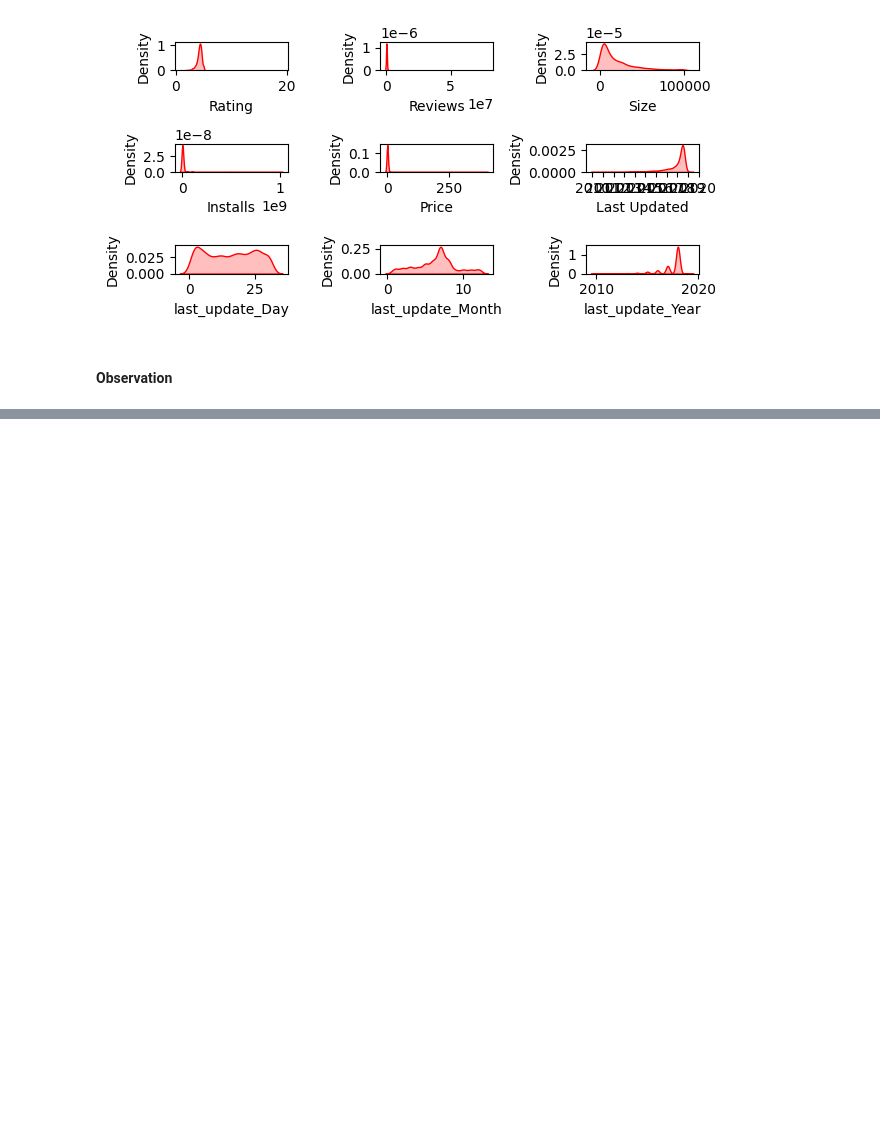
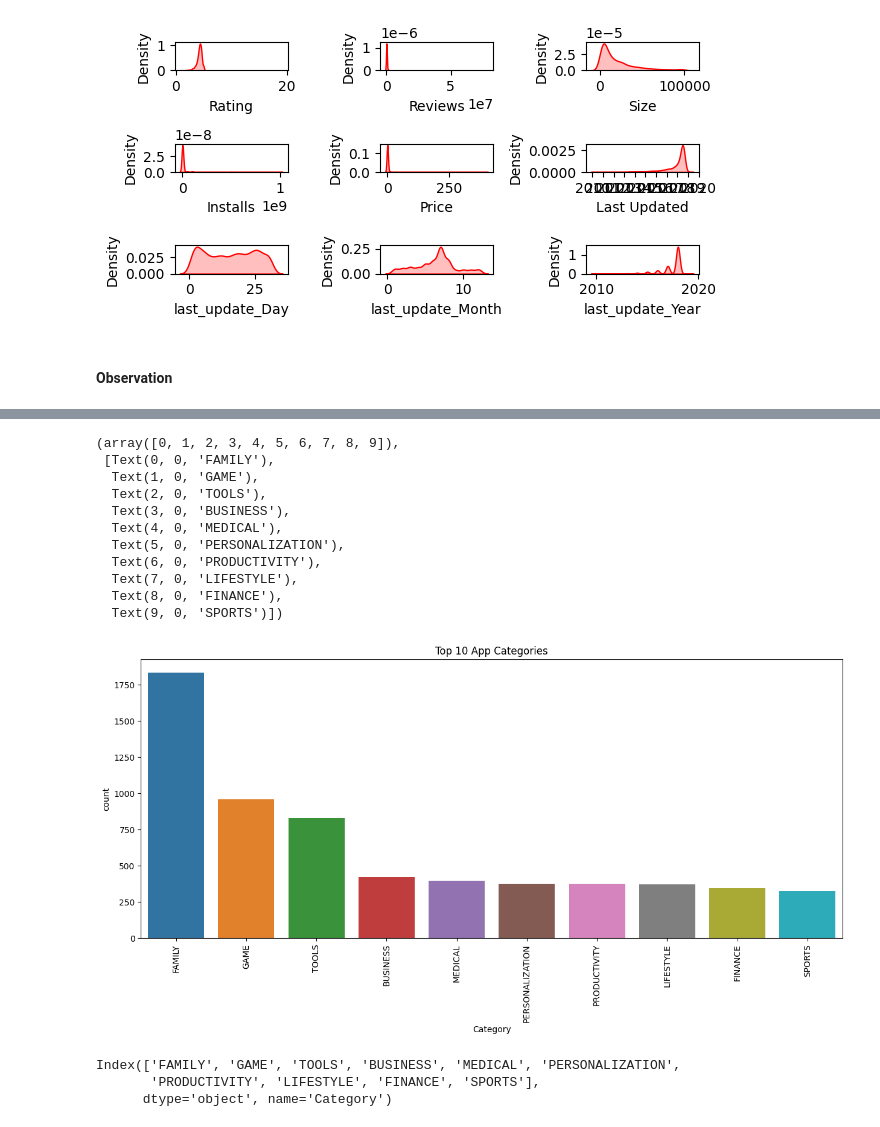
Before and after one commit to quantumdeepak/Exploratory_data_analysis, a Jupyter notebook: EDA_and_feature_eingeeerin of google play store dataset/eda_feature_eingeering_google_play_store.ipynb, the cells around one changed output, grey strips where cells are left out. Cells and saved outputs as stored; diff of their text form; code cells hidden in the pictures; blank space fills up the shorter version.

```diff
--- a/EDA_and_feature_eingeeerin of google play store dataset/eda_feature_eingeering_google_play_store.ipynb
+++ b/EDA_and_feature_eingeeerin of google play store dataset/eda_feature_eingeering_google_play_store.ipynb
@@ -579,0 +612,5 @@ for i in range(len(numerical_feature)):
+# %%
+## finding top 10 app category
+category = pd.DataFrame(df['Category'].value_counts())
+# category=category.drop(category.index[0])
+category
@@ -579,0 +636,26 @@ for i in range(len(numerical_feature)):
+# %%
+## top 10 apps
+plt.figure(figsize=(15,6))
+sns.barplot(x=category.index[:10],y='count',data=category[:10])
+plt.title('Top 10 App Categories')
+plt.xticks(rotation=90)
+# plt.show()
+# %% [output]
+(array([0, 1, 2, 3, 4, 5, 6, 7, 8, 9]),
+ [Text(0, 0, 'FAMILY'),
+  Text(1, 0, 'GAME'),
+  Text(2, 0, 'TOOLS'),
+  Text(3, 0, 'BUSINESS'),
+  Text(4, 0, 'MEDICAL'),
+  Text(5, 0, 'PERSONALIZATION'),
+  Text(6, 0, 'PRODUCTIVITY'),
+  Text(7, 0, 'LIFESTYLE'),
+  Text(8, 0, 'FINANCE'),
+  Text(9, 0, 'SPORTS')])
+[figure, added]
+# %%
+category.index[:10]
+# %% [output]
+Index(['FAMILY', 'GAME', 'TOOLS', 'BUSINESS', 'MEDICAL', 'PERSONALIZATION',
+       'PRODUCTIVITY', 'LIFESTYLE', 'FINANCE', 'SPORTS'],
+      dtype='object', name='Category')
```
Also changed, not shown: parts of 20 cells of this notebook, 1 other file.
